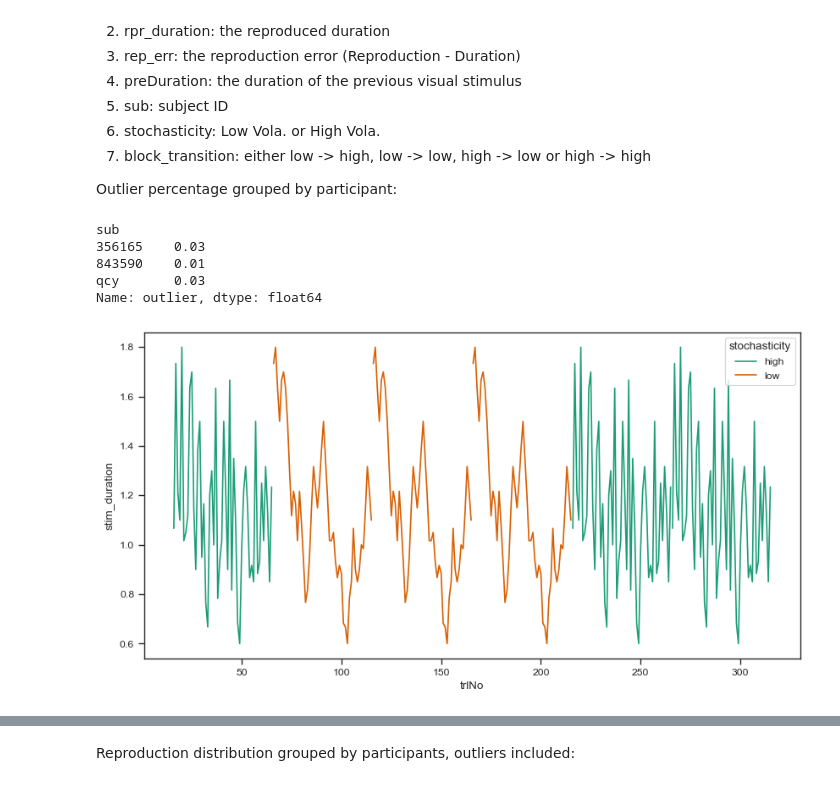
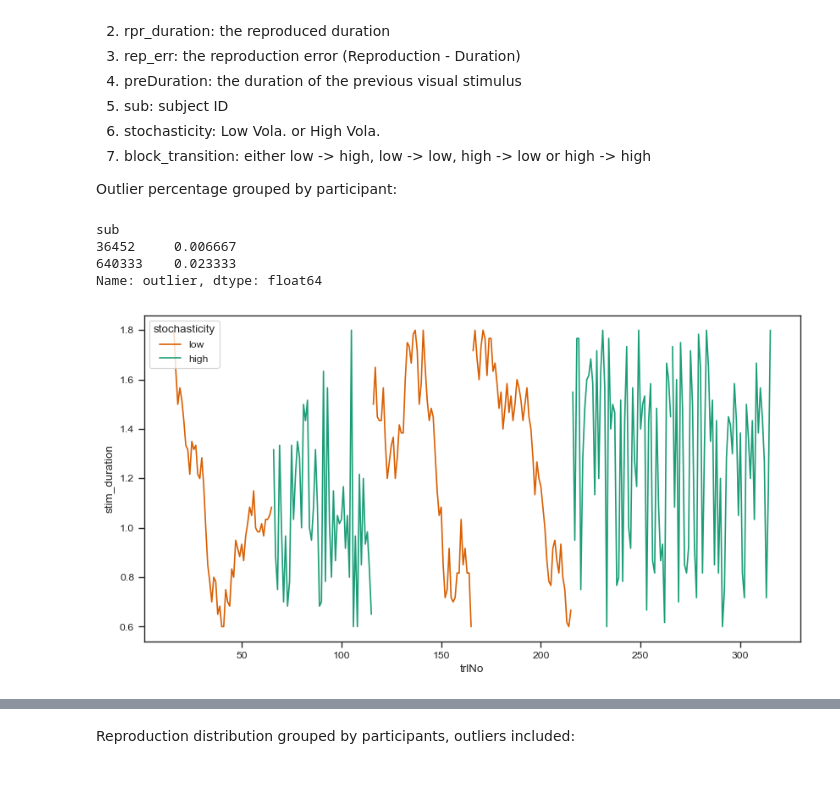
Before and after one commit to ayzacolakoglu/vol_reproduction, a Jupyter notebook: data_analysis.ipynb, the cells around one changed output, grey strips where cells are left out. Drawn from its saved outputs; the diff is of its cells as text; code cells hidden in the pictures.

```diff
--- a/data_analysis.ipynb
+++ b/data_analysis.ipynb
@@ -57,7 +57,7 @@ def data_wrangling(data_folder):
             # Merge transition labels back into the main DataFrame
             df = df.merge(block_stoch[['sub', 'blkNo', 'block_transition']], on=['sub', 'blkNo'], how='left')
             # mark outliers that exceed [Duration/3, Duration * 3] or preErr is nan
-            df['outlier'] = (df['rpr_duration'] < df['stim_duration']/3) | (df['rpr_duration'] > df['stim_duration']*3) | (rawdata['preErr'].isna())
+            df['outlier'] = (df['rpr_duration'] < df['stim_duration']/3) | (df['rpr_duration'] > df['stim_duration']*3) | (df['preErr'].isna())
             # Extract subject ID from file name
             all_dfs.append(df)
         except Exception as e:
@@ -98,9 +105,8 @@ Outlier percentage grouped by participant:
 rawdata.groupby(['sub'])['outlier'].mean().reset_index().groupby('sub')['outlier'].mean()
 # %% [output]
 sub
-356165    0.03
-843590    0.01
-qcy       0.03
+36452     0.006667
+640333    0.023333
 Name: outlier, dtype: float64
 # %%
 # sns
@@ -108,33 +114,33 @@ sns.set_theme(style='ticks', context='paper', rc={'figure.figsize': (10, 5)})
 #sns.color_palette(palette='colorblind')
 palette = sns.color_palette("Dark2")
 
 # select a subset of rawdata (sub == 'ara27') for illustration
-subdata = rawdata.query('sub == "qcy"')
+subdata = rawdata.query('sub == 36452')
 # plot Duration as a function of trlNo, using different color for Volatility
 # use color palette 'colorblind' from seaborn
 #sns.set_palette('colorblind')
 added_labels = set()
 
 # Start plot
 plt.figure()
 
 # Plot lines by block and stochasticity
 for _, block_df in subdata.groupby('blkNo'):
     for stochasticity_level, sub_df in block_df.groupby('stochasticity'):
         color = palette[0] if stochasticity_level == 'high' else palette[1]
         label = stochasticity_level if stochasticity_level not in added_labels else None
         sns.lineplot(
             x='trlNo',
             y='stim_duration',
             data=sub_df.sort_values('trlNo'),
             color=color,
             label=label
         )
         added_labels.add(stochasticity_level)
 
 # Show legend with both labels
 plt.legend(title='stochasticity')
 plt.show()
 # %% [output]
-[figure, old version]
+[figure, new version]
 # %%
```
Also changed, not shown: parts of 24 cells of this notebook.
